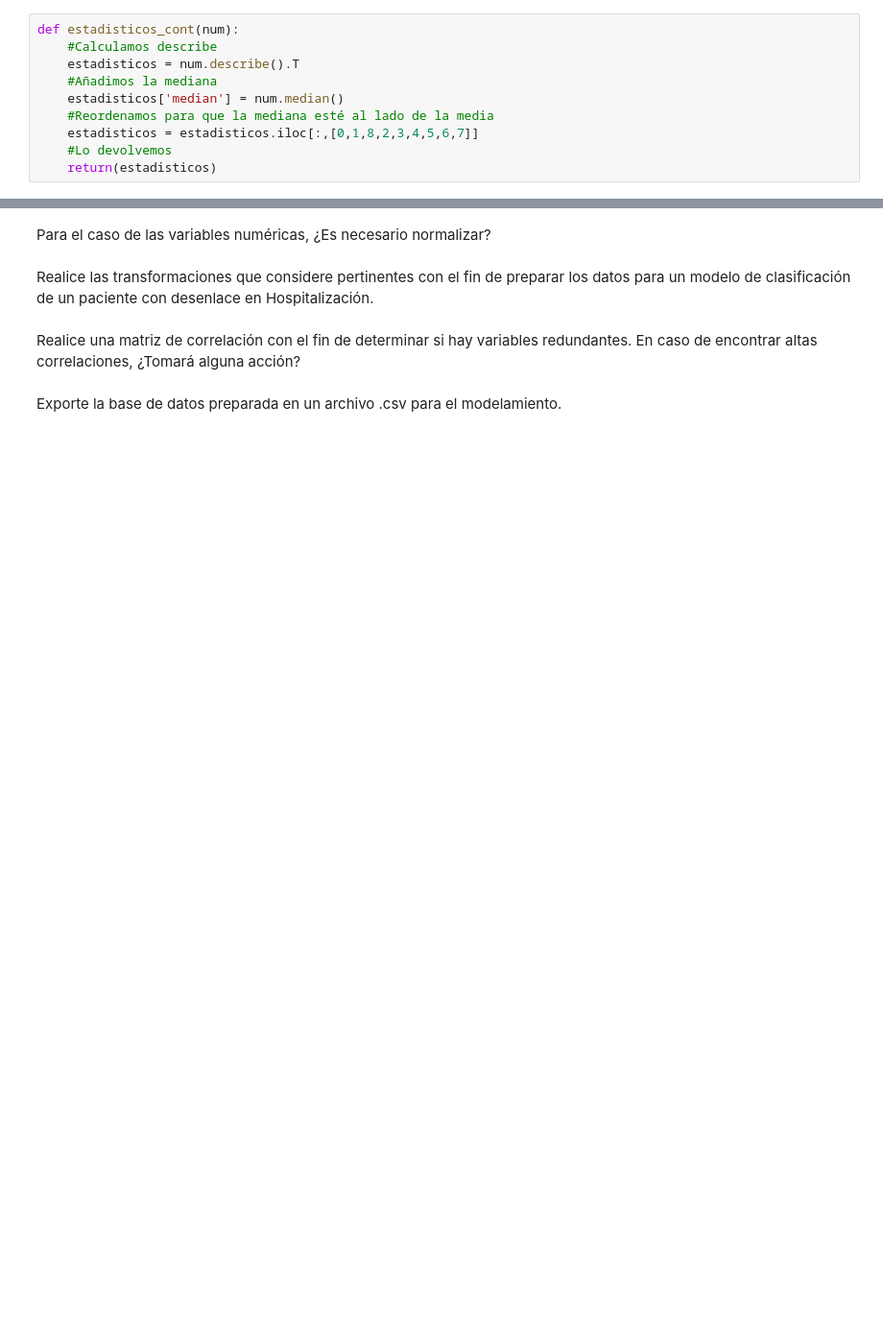
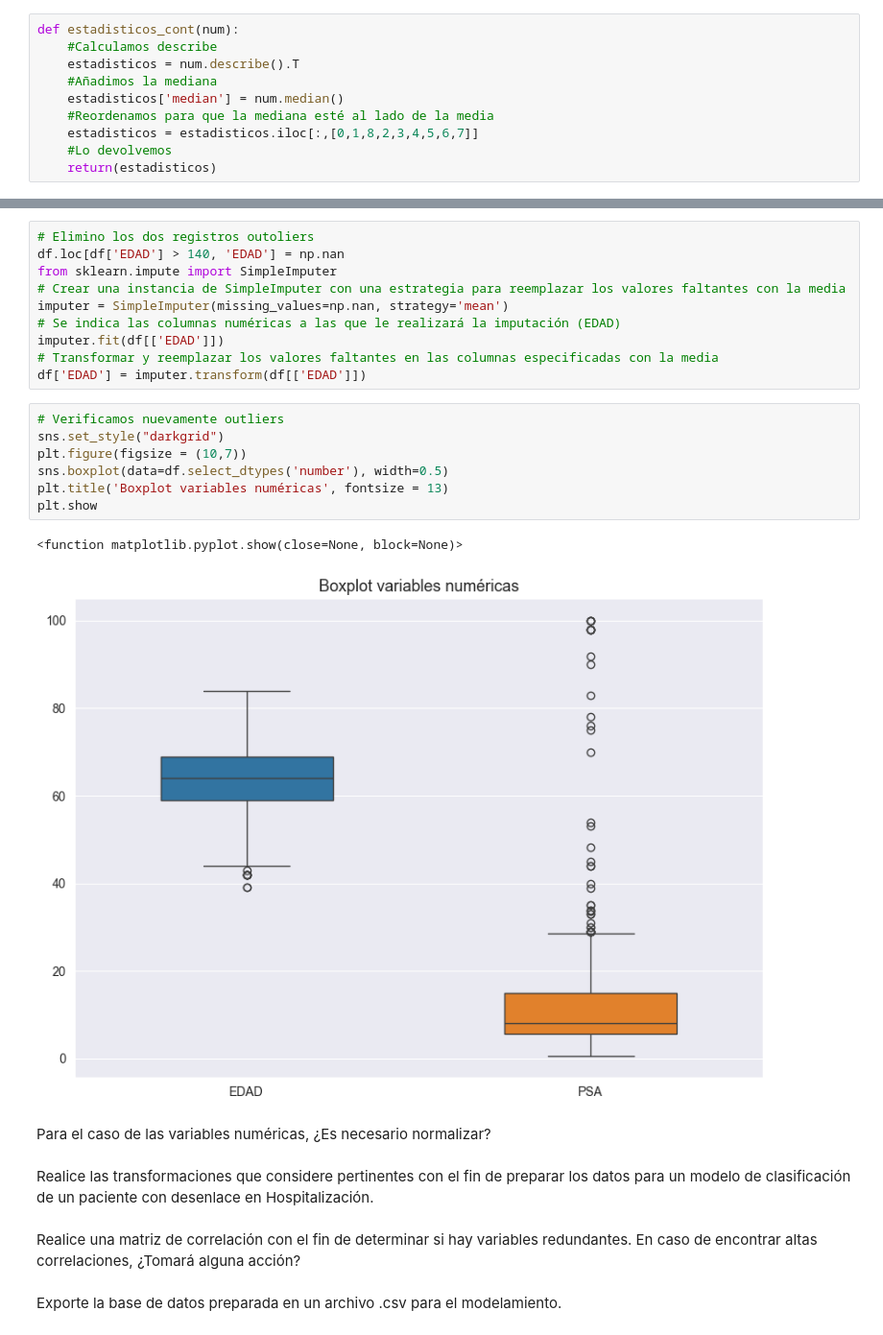
Before and after one commit to Ivan2125/Proyecto-Integrador-M6, a Jupyter notebook: Propuesta 1/Proyecto_Integrador_2A_Preparacion_de_datos.ipynb, the cells around one changed output, grey strips where cells are left out. Shown at 96% size. Drawn from its saved outputs; the diff is of its cells as text; blank space fills up the shorter version.

```diff
--- a/Propuesta 1/Proyecto_Integrador_2A_Preparacion_de_datos.ipynb
+++ b/Propuesta 1/Proyecto_Integrador_2A_Preparacion_de_datos.ipynb
@@ -151,3 +273,23 @@ Revisen la cantidad de nulos que tiene cada columna. ¿Es necesario eliminar alg
+# %%
+# Elimino los dos registros outoliers
+df.loc[df['EDAD'] > 140, 'EDAD'] = np.nan
+from sklearn.impute import SimpleImputer
+# Crear una instancia de SimpleImputer con una estrategia para reemplazar los valores faltantes con la media
+imputer = SimpleImputer(missing_values=np.nan, strategy='mean')
+# Se indica las columnas numéricas a las que le realizará la imputación (EDAD)
+imputer.fit(df[['EDAD']])
+# Transformar y reemplazar los valores faltantes en las columnas especificadas con la media
+df['EDAD'] = imputer.transform(df[['EDAD']])
+# %%
+# Verificamos nuevamente outliers
+sns.set_style("darkgrid")
+plt.figure(figsize = (10,7))
+sns.boxplot(data=df.select_dtypes('number'), width=0.5)
+plt.title('Boxplot variables numéricas', fontsize = 13)
+plt.show
+# %% [output]
+<function matplotlib.pyplot.show(close=None, block=None)>
+[figure, added]
 # %% [markdown]
 Para el caso de las variables numéricas, ¿Es necesario normalizar?
 # %% [markdown]
```
Also changed, not shown: parts of 35 cells of this notebook.
